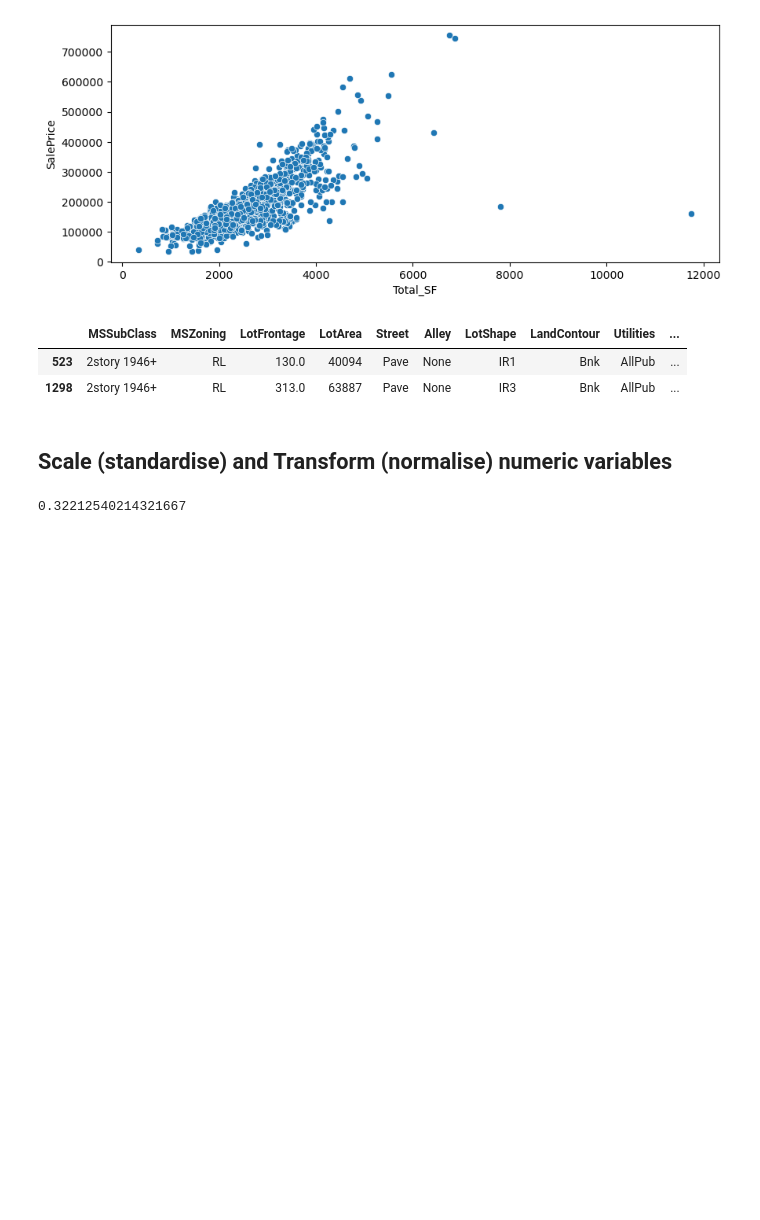
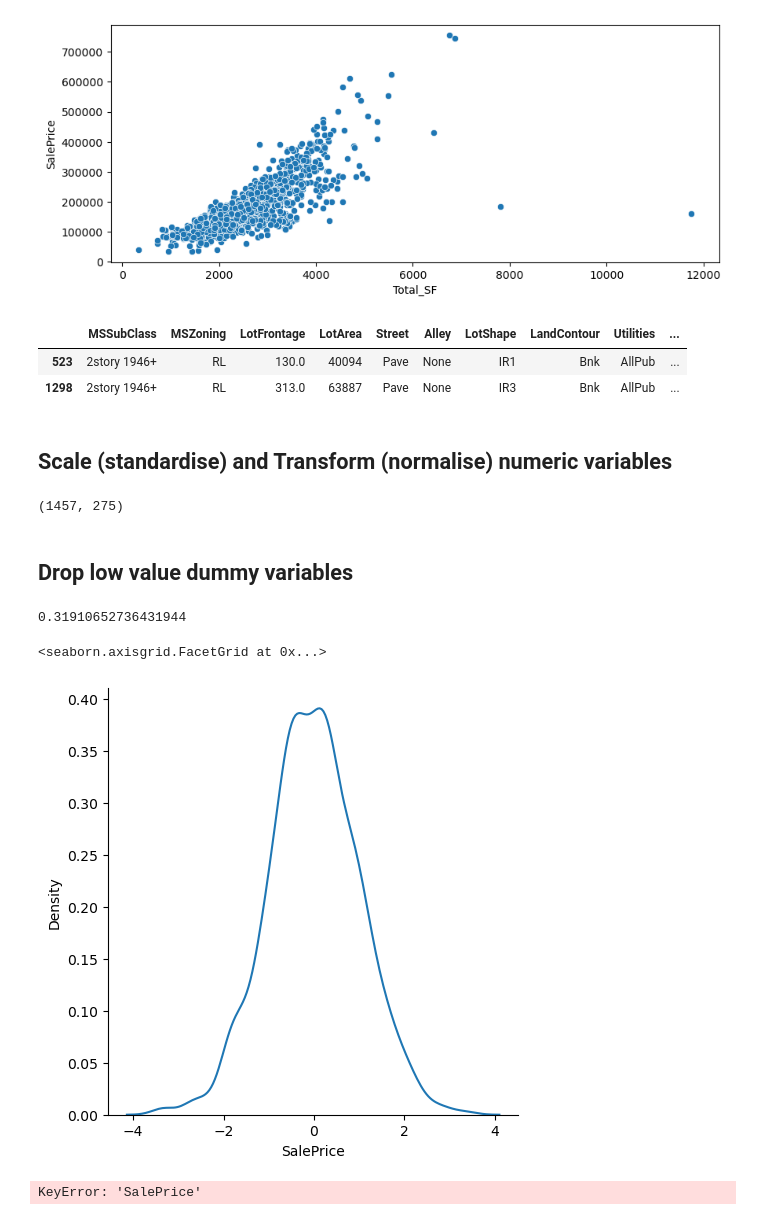
Before and after one commit to leonghchan/group-project, a Jupyter notebook: leon-eda.ipynb, the cells around one changed output. Cells and saved outputs as stored; diff of their text form; code cells hidden in the pictures; blank space fills up the shorter version.

```diff
--- a/leon-eda.ipynb
+++ b/leon-eda.ipynb
@@ -756,6 +786,7 @@ from src.preprocess import preprocess
 scale_feats =  [col for col in final_feats.columns if final_feats.dtypes[col] != "object"]
 trans_feats = ['LotArea', 'Total_SF', 'GrLivArea']
 
+# final_train = final_feats.loc[final_feats['test_data'] == False, :]
 final_train = final_feats[final_feats['test_data'] == False]
 final_train = final_train.drop([523, 1298]) # Drop two massive outliers, see above
 final_test = final_feats[final_feats['test_data'] == True]
@@ -764,6 +795,23 @@ final_train, pipelines = preprocess(final_train, scale_list=scale_feats, transfo
 final_target, _ = preprocess(pd.DataFrame(target), scale_list=['SalePrice'], transform_list=['SalePrice'])
 final_target = final_target['SalePrice']
 final_target = final_target.drop([523, 1298]) # Drop two massive outliers
+final_train.shape
+# %% [output]
+(1457, 275)
+# %% [markdown]
+## Drop low value dummy variables
+# %%
+dummies = [col for col in final_train.columns if final_train.dtypes[col] == "uint8"]
+# counts = final_train[dummies].sum()
+# dummy_drops = list(counts[counts < 20].index)
+# final_train = final_train.drop(dummy_drops, axis=1)
+# final_train = final_train.drop(['test_data', 'MoSold'], axis=1)#, 'YearBuilt', 'YearRemodAdd'], axis=1)
+correls = abs(final_train.corrwith(final_target)).sort_values()
+low_corr = list(correls[correls < 0.1].index)
+low_corr.append('test_data')
+final_train = final_train.drop(low_corr, axis=1)
+# sns.histplot(final_target)
+# final_train
 # %%
 from sklearn.model_selection import train_test_split
 from sklearn.model_selection import cross_val_score
@@ -774,9 +822,18 @@ from sklearn.metrics import mean_absolute_error
 
 X_train, X_valid, y_train, y_valid = train_test_split(final_train, final_target, test_size=0.1, random_state=42)
 
-forest = RandomForestRegressor(n_estimators=100, criterion='mae', random_state=42, max_features=0.5, min_samples_leaf=2, max_depth=20)
+forest = RandomForestRegressor(n_estimators=100, criterion='mse', max_features=0.5, random_state = 42, min_samples_leaf=2, max_depth=30, n_jobs = -1)
 forest.fit(X_train, y_train)
 preds = forest.predict(X_valid)
-print(mean_squared_error(y_valid, preds, squared=False))
+print(np.sqrt(mean_squared_error(y_valid, preds)))
 # %% [output]
-0.32212540214321667
+0.31910652736431944
+# %%
+sns.displot(y_train, kind="kde")
+# %% [output]
+<seaborn.axisgrid.FacetGrid at 0x...>
+[figure, added]
+# %%
+X_train['SalePrice']
+# %% [output]
+KeyError: 'SalePrice'
```
Also changed, not shown: parts of 3 cells of this notebook.
